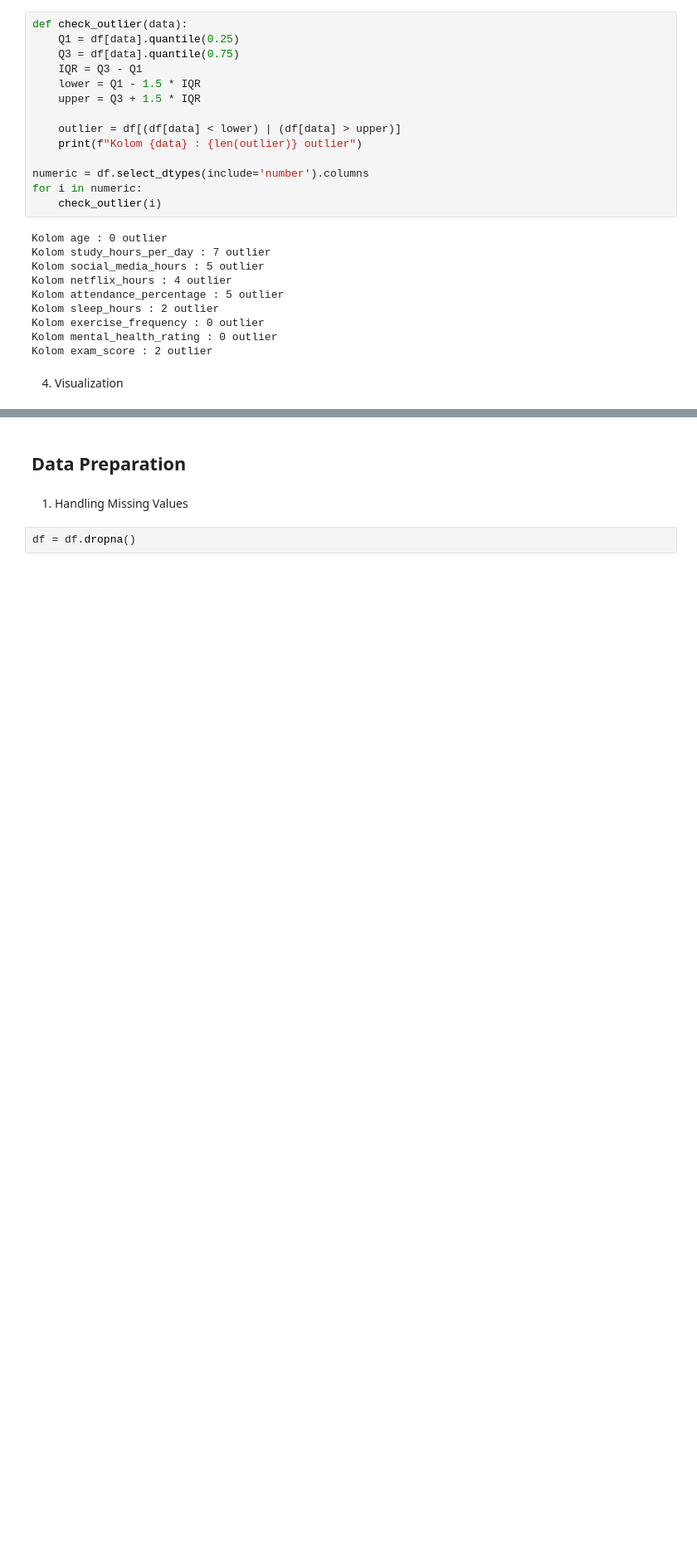
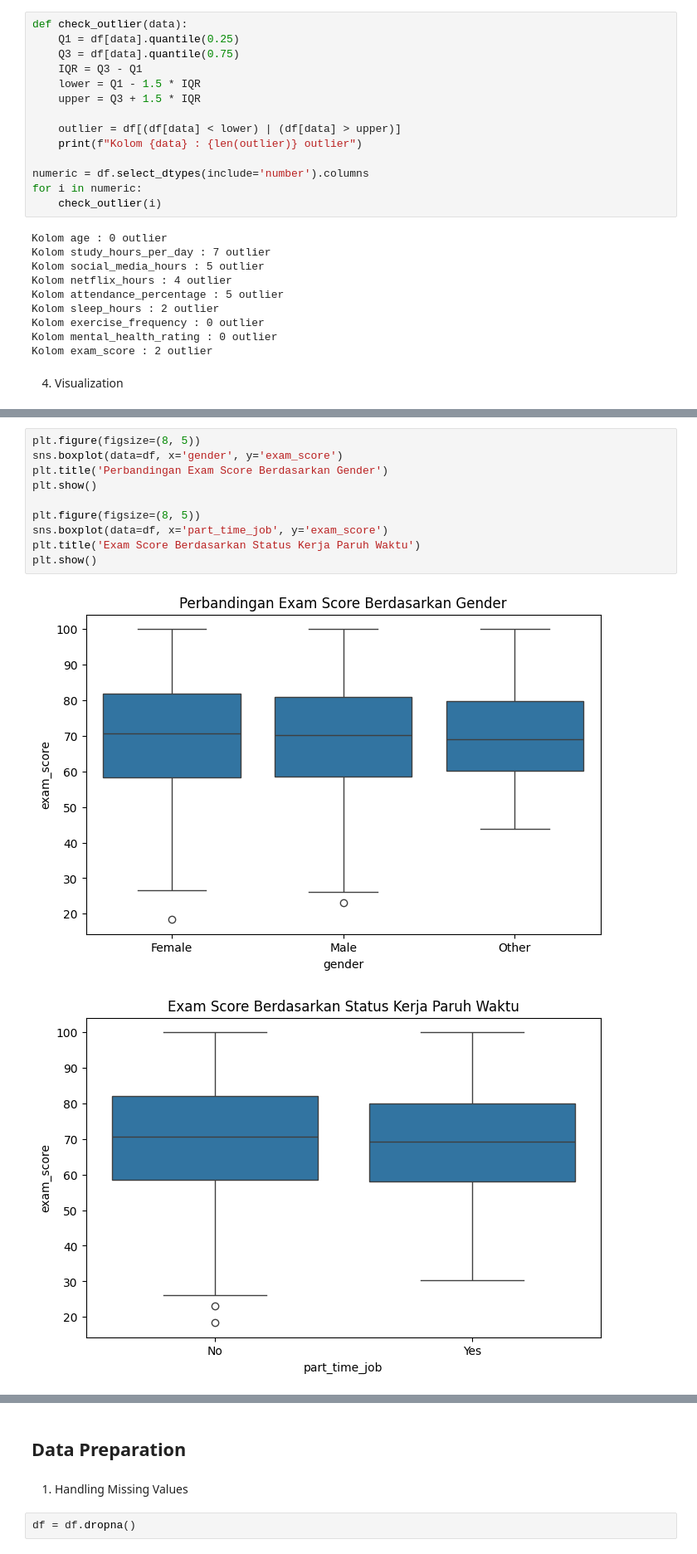
Before and after one commit to RizkyMlana/Data-Science-Final-Project, a Jupyter notebook: notebook/main.ipynb, the cells around one changed output, grey strips where cells are left out. Shown at 83% size. Saved outputs shown, nothing was run; the diff lists cells and outputs as text; blank space fills up the shorter version.

```diff
--- a/notebook/main.ipynb
+++ b/notebook/main.ipynb
@@ -142,0 +163,13 @@ Kolom exam_score : 2 outlier
+# %%
+plt.figure(figsize=(8, 5))
+sns.boxplot(data=df, x='gender', y='exam_score')
+plt.title('Perbandingan Exam Score Berdasarkan Gender')
+plt.show()
+
+plt.figure(figsize=(8, 5))
+sns.boxplot(data=df, x='part_time_job', y='exam_score')
+plt.title('Exam Score Berdasarkan Status Kerja Paruh Waktu')
+plt.show()
+# %% [output]
+[figure, added]
+[figure, added]
```
Also changed, not shown: parts of 16 cells of this notebook.
